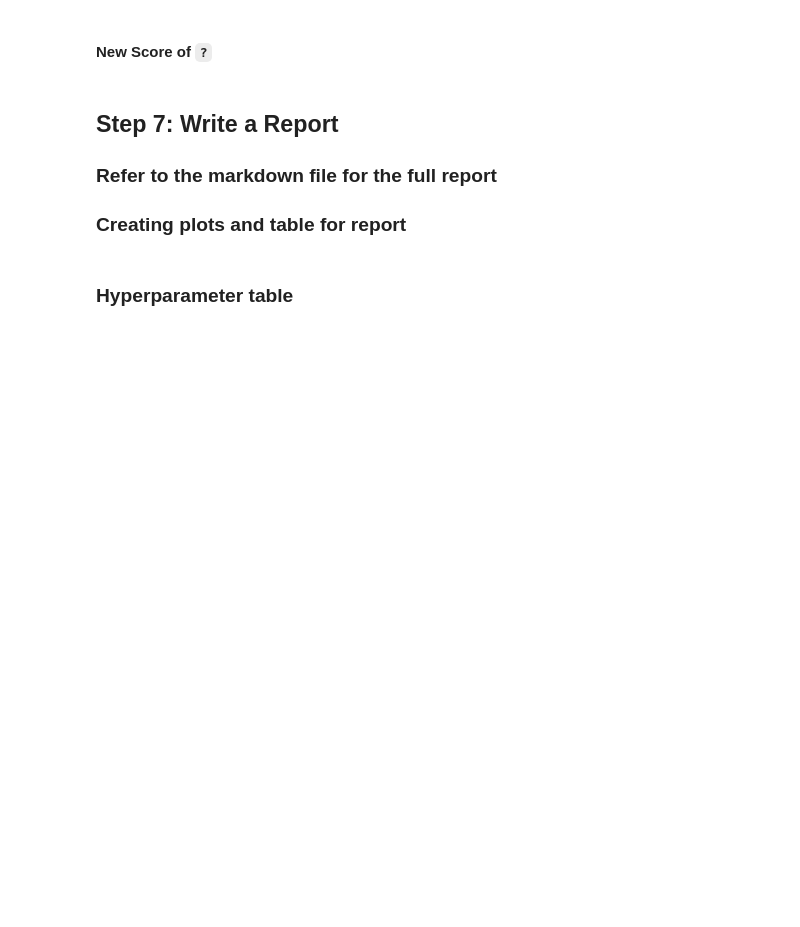
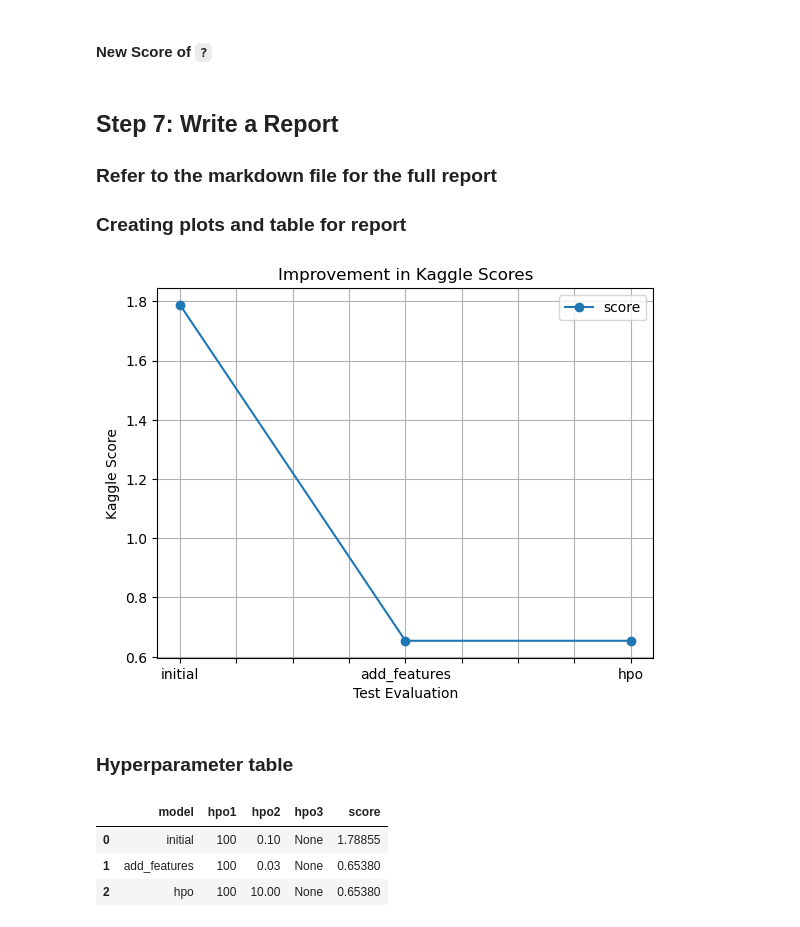
Before and after one commit to Fabiandebug/bikesharingDemandMl, a Jupyter notebook: project/project-template.ipynb, the cells around one changed output. Drawn from its saved outputs; the diff is of its cells as text; code cells hidden in the pictures; blank space fills up the shorter version.

```diff
--- a/project/project-template.ipynb
+++ b/project/project-template.ipynb
@@ -264,21 +628,43 @@ fig = pd.DataFrame(
 fig.savefig('model_train_score.png')
 # %%
 # Take the 3 kaggle scores and creating a line plot to show improvement
-fig = pd.DataFrame(
+import pandas as pd
+import matplotlib.pyplot as plt
+
+# Define the Kaggle scores for each submission
+scores = [1.78855, 0.6538, 0.6538]
+
+# Create a DataFrame for plotting
+score_df = pd.DataFrame(
     {
         "test_eval": ["initial", "add_features", "hpo"],
-        "score": [?, ?, ?]
+        "score": scores
     }
-).plot(x="test_eval", y="score", figsize=(8, 6)).get_figure()
-fig.savefig('model_test_score.png')
+)
+
+# Plot the line plot
+fig = score_df.plot(x="test_eval", y="score", marker='o', linestyle='-')
+plt.xlabel('Test Evaluation')
+plt.ylabel('Kaggle Score')
+plt.title('Improvement in Kaggle Scores')
+plt.grid(True)
+plt.savefig('model_test_score.png')
+plt.show()
+# %% [output]
+[figure, added]
 # %% [markdown]
 ### Hyperparameter table
 # %%
 # The 3 hyperparameters we tuned with the kaggle score as the result
 pd.DataFrame({
     "model": ["initial", "add_features", "hpo"],
-    "hpo1": [?, ?, ?],
-    "hpo2": [?, ?, ?],
-    "hpo3": [?, ?, ?],
-    "score": [?, ?, ?]
+    "hpo1": [100, 100, 100],  # Number of boosting rounds for GBM, iterations for CAT, and n_estimators for RF
+    "hpo2": [0.1, 0.03, 10],  # Learning rate for GBM and CAT, max depth for RF
+    "hpo3": [None, None, None],  # No third hyperparameter specified for each model
+    "score": [1.78855, 0.6538, 0.6538]  # Kaggle scores for each model
 })
+# %% [output]
+|  | model | hpo1 | hpo2 | hpo3 | score |
+| 0 | initial | 100 | 0.10 | None | 1.78855 |
+| 1 | add_features | 100 | 0.03 | None | 0.65380 |
+| 2 | hpo | 100 | 10.00 | None | 0.65380 |
```
Also changed, not shown: parts of 32 cells of this notebook, 1 other file.
